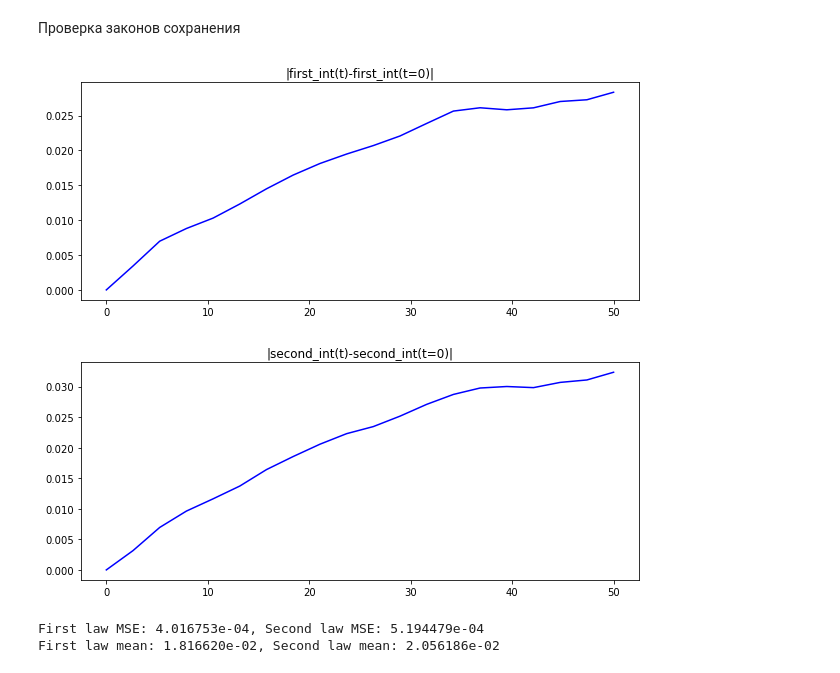
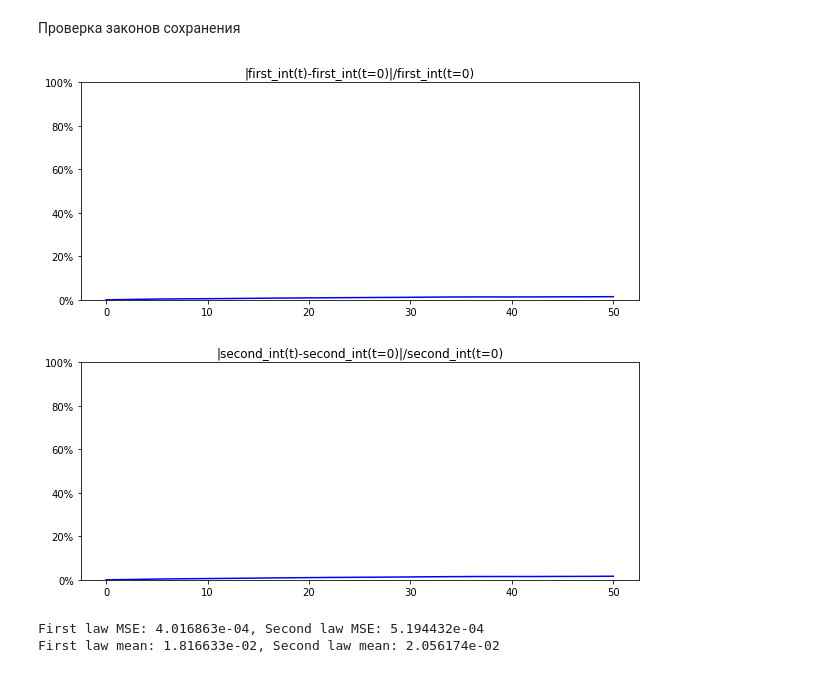
Before and after one commit to mikhakuv/PINNs, a Jupyter notebook: notebooks/exp18.ipynb, the cells around one changed output. Cells and saved outputs as stored; diff of their text form; code cells hidden in the pictures.

```diff
--- a/notebooks/exp18.ipynb
+++ b/notebooks/exp18.ipynb
@@ -556,62 +556,55 @@ Mean_xt(|f|): 6.759218e-05
 # %% [markdown]
 Проверка законов сохранения
 # %%
+import matplotlib.ticker as mtick
 x_fragments = 100 #разбиение при интегрировании по x при фиксированном t
 t_amount = 20 #в скольких точках t считается интеграл
 x_l = np.linspace(x_0, x_1, x_fragments).reshape(x_fragments,1)
 t_l = np.linspace(t_0, t_1, t_amount).reshape(t_amount,1)
 X_l = torch.tensor(x_l, requires_grad=True).float().to(device)
 T_l = torch.tensor(t_l, requires_grad=True).float().to(device)
+x_step=(X_l[1]-X_l[0]).item()
 
 #реализация первого закона сохранения
-x_step=(X_l[1]-X_l[0]).item()
-initial_integral=0
-for j in range(0,x_fragments): #считаем интеграл по x в точке t_0
-  u, v = model.net_uv(X_l[j:j+1], T_l[0:1])
-  initial_integral += (u**2 + v**2) * x_step
-
-first_variation=np.zeros(t_amount)
-for i in range(1,t_amount): #сравниваем с интегралом по x в других точках
-  integral=0
-  for j in range(0,x_fragments):
-    u, v =model.net_uv(X_l[j:j+1], T_l[i:i+1])
-    integral += (u**2 + v**2) * x_step
-  first_variation[i]=(initial_integral-integral)**2
+u, v = model.net_uv(X_l, torch.full((x_fragments,1),T_l[0:1].item(), requires_grad=True).float().to(device))
+initial_integral = ((u**2 + v**2) * x_step).sum() #вычисляем интеграл в t_0
+u, v = model.net_uv(X_l.expand(x_fragments, t_amount).T.reshape(x_fragments*t_amount,1), T_l.expand(t_amount, x_fragments).reshape(x_fragments*t_amount,1))
+first_variation = (((u.reshape(t_amount, x_fragments)**2 + v.reshape(t_amount, x_fragments)**2) * x_step).sum(axis=1) - initial_integral)**2 #вычисляем интегралы при других t и находим отклонение
+first_variation = first_variation.detach()
 MSE_fl = first_variation.mean(axis=0).item() #возвращаем средний квадрат отклонения
 mean_fl = (first_variation**0.5).mean(axis=0).item() #а также средний модуль отклонения
 plt.figure(figsize=(10,4))
-plt.plot(t_l, first_variation**0.5, color = "blue") #строим график соблюдения первого закона сохранения(чем ближе к 0, тем лучше)
-plt.title('|first_int(t)-first_int(t=0)|')
+plt.plot(t_l, (first_variation**0.5/initial_integral).detach().cpu(), color = "blue") #строим график соблюдения первого закона сохранения(чем ближе к 0, тем лучше)
+plt.title('|first_int(t)-first_int(t=0)|/first_int(t=0)')
+plt.ylim(0,1)
+plt.gca().yaxis.set_major_formatter(mtick.PercentFormatter(xmax=1.0)) #меняем числа на проценты
 plt.show()
 
-initial_integral=0
-for j in range(0,x_fragments): #считаем интеграл по x в t_0
-  u, v = model.net_uv(X_l[j:j+1], T_l[0:1])
-  u_x = torch.autograd.grad(u, X_l, grad_outputs=torch.ones_like(u), retain_graph=True, create_graph=True)[0]
-  v_x = torch.autograd.grad(v, X_l, grad_outputs=torch.ones_like(v), retain_graph=True, create_graph=True)[0]
-  initial_integral += ((v_x[j] * u - u_x[j] * v) * x_step)
-
-second_variation=np.zeros(t_amount)
-for i in range(1,t_amount): #сравниваем с интегралом по x в других точках
-  integral=0
-  for j in range(0,x_fragments):
-    u, v = model.net_uv(X_l[j:j+1], T_l[i:i+1])
-    u_x = torch.autograd.grad(u, X_l, grad_outputs=torch.ones_like(u), retain_graph=True, create_graph=True)[0] #почему-то градиент по self.x_l[j:j+1] посчитать не получается
-    v_x = torch.autograd.grad(v, X_l, grad_outputs=torch.ones_like(v), retain_graph=True, create_graph=True)[0] #поэтому вычисляется градиент по self.x_l и берётся j элемент
-    integral += ((v_x[j] * u - u_x[j] * v) * x_step)
-  second_variation[i]=(initial_integral-integral)**2
-MSE_sl = second_variation.mean(axis=0).item() #опять возвращаем средний квадрат отклонения
+#реализация второго закона сохранения
+u, v = model.net_uv(X_l, torch.full((x_fragments,1),T_l[0:1].item(), requires_grad=True).float().to(device))
+u_x = torch.autograd.grad(u, X_l, grad_outputs=torch.ones_like(u), retain_graph=True, create_graph=True)[0]
+v_x = torch.autograd.grad(v, X_l, grad_outputs=torch.ones_like(v), retain_graph=True, create_graph=True)[0]
+initial_integral = ((v_x*u - u_x*v) * x_step).sum() #вычисляем интеграл в t_0
+X_l_expanded = X_l.expand(x_fragments, t_amount).T.reshape(x_fragments*t_amount,1)
+T_l_expanded = T_l.expand(t_amount, x_fragments).reshape(x_fragments*t_amount,1)
+u, v = model.net_uv(X_l_expanded, T_l_expanded)
+u_x = torch.autograd.grad(u, X_l_expanded, grad_outputs=torch.ones_like(u), retain_graph=True, create_graph=True)[0]
+v_x = torch.autograd.grad(v, X_l_expanded, grad_outputs=torch.ones_like(v), retain_graph=True, create_graph=True)[0]
+second_variation = ((((v_x*u).reshape(t_amount, x_fragments) - (u_x*v).reshape(t_amount, x_fragments)) * x_step).sum(axis=1) - initial_integral)**2 #вычисляем интегралы при других t и находим отклонение
+second_variation = second_variation.detach()
+MSE_sl = second_variation.mean(axis=0).item() #возвращаем средний квадрат отклонения
 mean_sl = (second_variation**0.5).mean(axis=0).item() #а также средний модуль отклонения
 plt.figure(figsize=(10,4))
-plt.plot(t_l, second_variation**0.5, color = "blue") #строим график соблюдения второго закона сохранения(чем ближе к 0, тем лучше)
-plt.title('|second_int(t)-second_int(t=0)|')
+plt.plot(t_l, (second_variation**0.5/initial_integral).detach().cpu(), color = "blue") #строим график соблюдения первого закона сохранения(чем ближе к 0, тем лучше)
+plt.title('|second_int(t)-second_int(t=0)|/second_int(t=0)')
+plt.ylim(0,1)
+plt.gca().yaxis.set_major_formatter(mtick.PercentFormatter(xmax=1.0))
 plt.show()
-
 
 print('First law MSE: %e, Second law MSE: %e' %(MSE_fl, MSE_sl))
 print('First law mean: %e, Second law mean: %e' %(mean_fl, mean_sl)) #среднее значение модуля отклонения интеграла от первоначального значения
 # %% [output]
-[figure, old version]
+[figure, new version]
-[figure, old version]
+[figure, new version]
-First law MSE: 4.016753e-04, Second law MSE: 5.194479e-04
-First law mean: 1.816620e-02, Second law mean: 2.056186e-02
+First law MSE: 4.016863e-04, Second law MSE: 5.194432e-04
+First law mean: 1.816633e-02, Second law mean: 2.056174e-02
```
